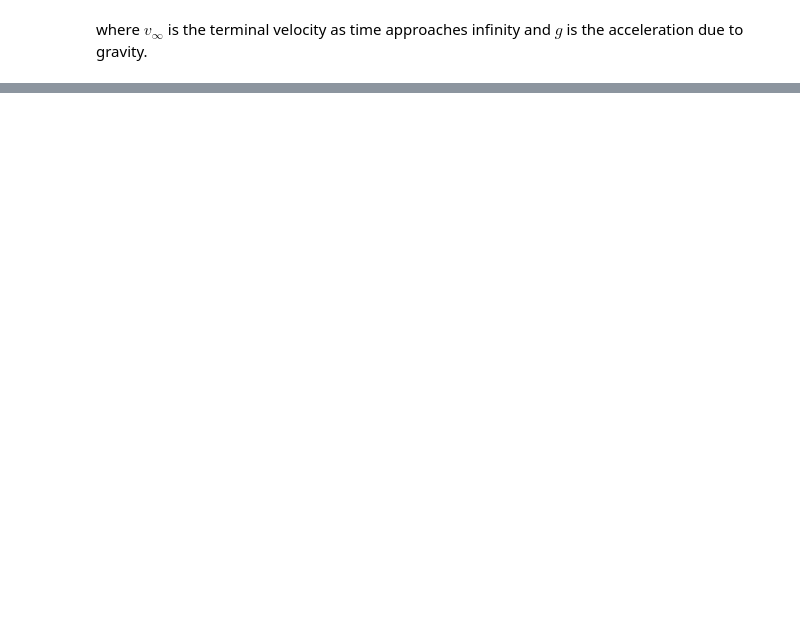
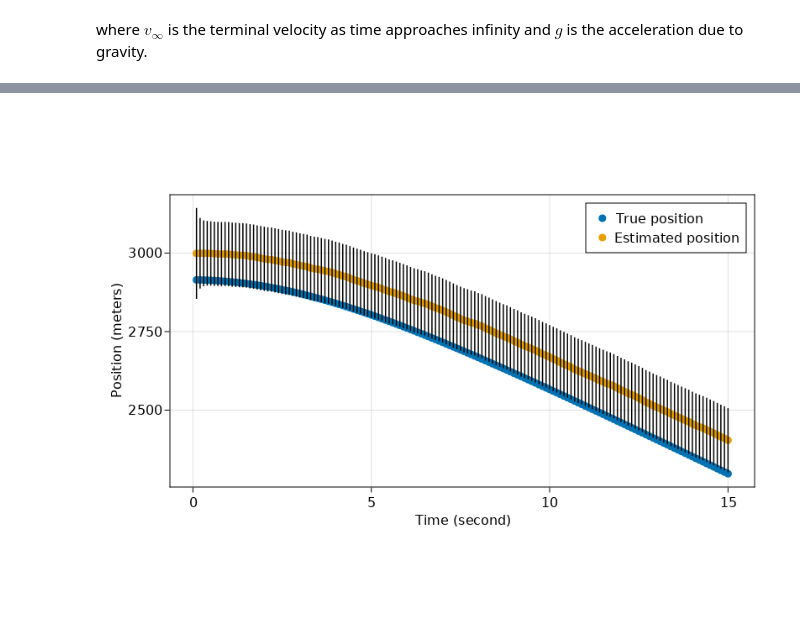
Before and after one commit to hoganman/kalmanfilterjl, a Jupyter notebook: terminalvelocity.ipynb, the cells around one changed output, grey strips where cells are left out. Drawn from its saved outputs; the diff is of its cells as text; code cells hidden in the pictures; blank space fills up the shorter version.

```diff
--- a/terminalvelocity.ipynb
+++ b/terminalvelocity.ipynb
@@ -579,0 +263,38 @@ plot(
+# %%
+true_positions_m = [tr_st[1] for tr_st in true_state_fcn_time]
+esti_positions_m = [s.state[1] for s in states_fcn_time]
+
+scatter(
+    time_axis_s,
+    true_positions_m,
+    axis = (aspect = 2, xlabel = "Time (second)", ylabel = "Position (meters)"),
+    label="True position"
+)
+
+lines!(
+    time_axis_s,
+    true_positions_m
+)
+
+scatter!(
+    time_axis_s,
+    esti_positions_m,
+    label="Estimated position"
+)
+
+lines!(
+    time_axis_s,
+    esti_positions_m
+)
+
+errorbars!(
+    time_axis_s,
+    esti_positions_m,
+    [sqrt(s.cov[1, 1]) for s in states_fcn_time]
+)
+
+
+axislegend()
+current_figure()
+# %% [output]
+[figure, added]
```
Also changed, not shown: parts of 52 cells of this notebook, 1 other file.
